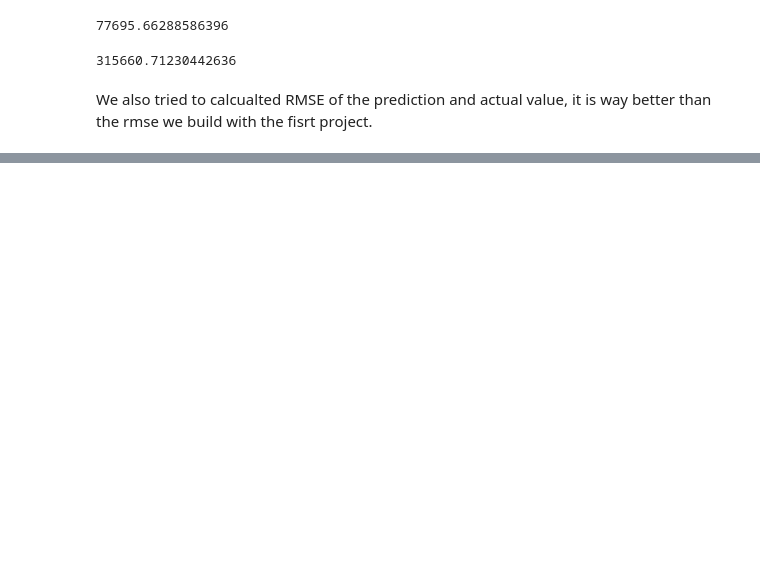
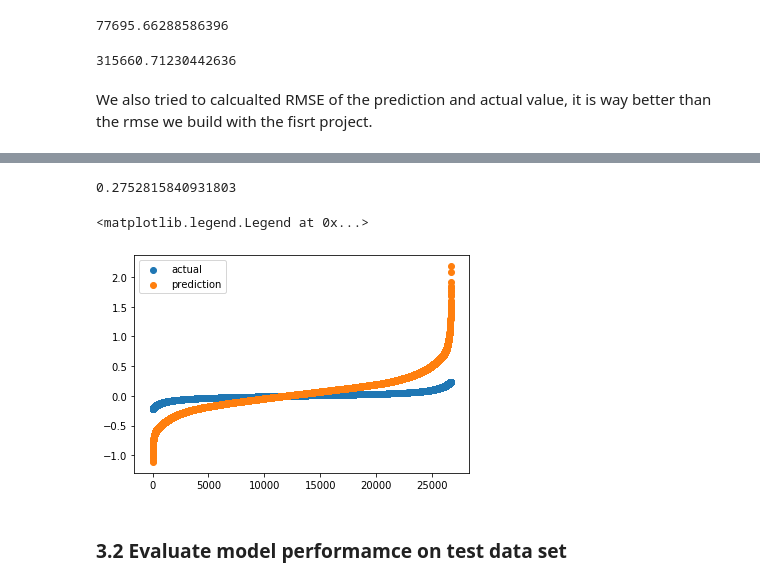
Before and after one commit to Clustering-Project-Allen-Cameron/clustering_project, a Jupyter notebook: zillow_cluster_modeling_final2, .ipynb, the cells around one changed output, grey strips where cells are left out. Cells and saved outputs as stored; diff of their text form; code cells hidden in the pictures; blank space fills up the shorter version.

Commit message:
convert estimated value back to the logerror and evalute the model performance on logerror

```diff
--- a/zillow_cluster_modeling_final2, .ipynb
+++ b/zillow_cluster_modeling_final2, .ipynb
@@ -476,0 +485,3 @@ We also tried to calcualted RMSE of the prediction and actual value, it is way b
+# %%
+df = prepare_data()
+train, validate, test = split_data(df)
@@ -476,0 +499,5 @@ We also tried to calcualted RMSE of the prediction and actual value, it is way b
+# %%
+train['baseline_logerror']=train.logerror.mean()
+MSE_baseline = mean_squared_error(train.logerror, train.baseline_logerror)
+RMSE_baseline = np.sqrt(MSE_baseline)
+RMSE_baseline
@@ -476,0 +551,2 @@ We also tried to calcualted RMSE of the prediction and actual value, it is way b
+# %%
+train['logerror_prediction'] = np.log(train.prediction/train.actual_value)
@@ -476,0 +563,17 @@ We also tried to calcualted RMSE of the prediction and actual value, it is way b
+# %%
+# Evaluate model performance
+MSE = mean_squared_error(train.logerror, train.logerror_prediction)
+RMSE = np.sqrt(MSE)
+RMSE
+# %% [output]
+0.2752815840931803
+# %%
+# Plot prediction vs actual logerror
+plt.scatter(range(train.shape[0]), np.sort(train.logerror.values), label = 'actual')
+plt.scatter(range(train.shape[0]), np.sort(train.logerror_prediction.values), label = 'prediction')
+plt.legend()
+# %% [output]
+<matplotlib.legend.Legend at 0x...>
+[figure, added]
+# %% [markdown]
+### 3.2 Evaluate model performamce on test data set
```
Also changed, not shown: parts of 18 cells of this notebook.
